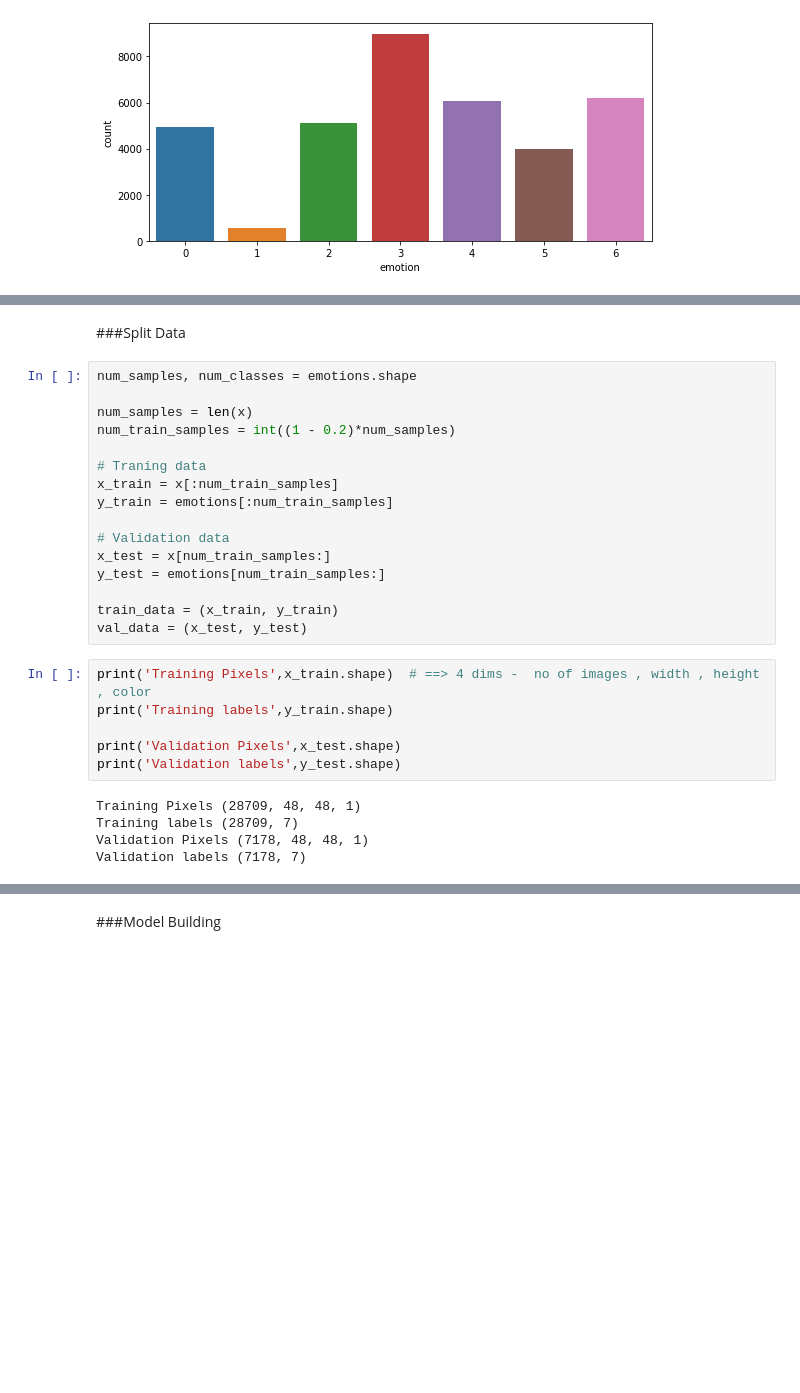
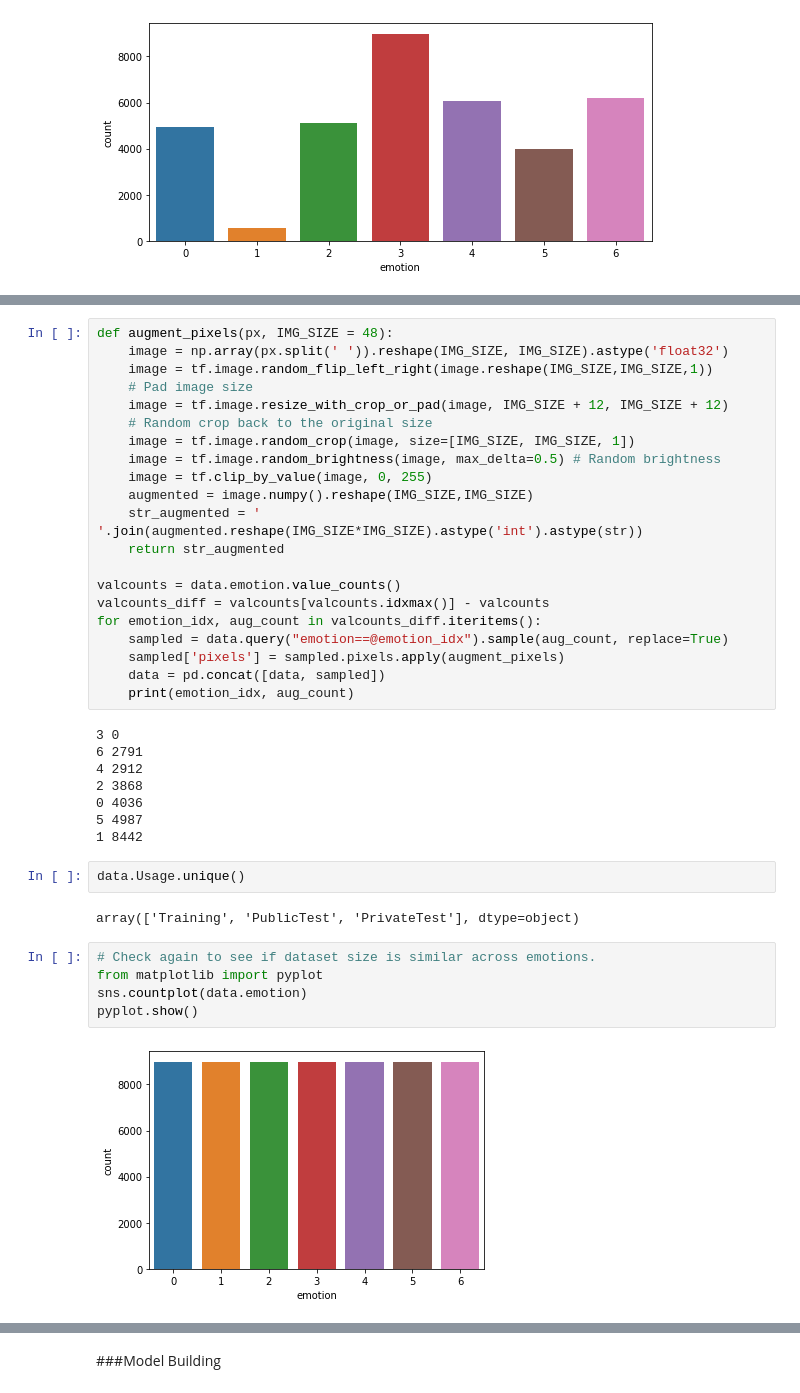
Before and after one commit to BeytullahAksoy/measuring-happiness-around-the-world, a Jupyter notebook: emotionclassification/emotion_recognition_multiclass.ipynb, the cells around one changed output, grey strips where cells are left out. Cells and saved outputs as stored; diff of their text form; blank space fills up the shorter version.

```diff
--- a/emotionclassification/emotion_recognition_multiclass.ipynb
+++ b/emotionclassification/emotion_recognition_multiclass.ipynb
@@ -192,29 +85,40 @@ x.min(),x.max() # we can observe that pixels are scale
-# %% [markdown]
-###Split Data
-# %%
-num_samples, num_classes = emotions.shape
-
-num_samples = len(x)
-num_train_samples = int((1 - 0.2)*num_samples)
-
-# Traning data
-x_train = x[:num_train_samples]
-y_train = emotions[:num_train_samples]
-
-# Validation data
-x_test = x[num_train_samples:]
-y_test = emotions[num_train_samples:]
-
-train_data = (x_train, y_train)
-val_data = (x_test, y_test)
-# %%
-print('Training Pixels',x_train.shape)  # ==> 4 dims -  no of images , width , height , color
-print('Training labels',y_train.shape)
-
-print('Validation Pixels',x_test.shape)
-print('Validation labels',y_test.shape)
-# %% [output]
-Training Pixels (28709, 48, 48, 1)
-Training labels (28709, 7)
-Validation Pixels (7178, 48, 48, 1)
-Validation labels (7178, 7)
+# %%
+def augment_pixels(px, IMG_SIZE = 48):
+    image = np.array(px.split(' ')).reshape(IMG_SIZE, IMG_SIZE).astype('float32')
+    image = tf.image.random_flip_left_right(image.reshape(IMG_SIZE,IMG_SIZE,1))
+    # Pad image size
+    image = tf.image.resize_with_crop_or_pad(image, IMG_SIZE + 12, IMG_SIZE + 12)
+    # Random crop back to the original size
+    image = tf.image.random_crop(image, size=[IMG_SIZE, IMG_SIZE, 1])
+    image = tf.image.random_brightness(image, max_delta=0.5) # Random brightness
+    image = tf.clip_by_value(image, 0, 255)
+    augmented = image.numpy().reshape(IMG_SIZE,IMG_SIZE)
+    str_augmented = ' '.join(augmented.reshape(IMG_SIZE*IMG_SIZE).astype('int').astype(str))
+    return str_augmented
+
+valcounts = data.emotion.value_counts()
+valcounts_diff = valcounts[valcounts.idxmax()] - valcounts
+for emotion_idx, aug_count in valcounts_diff.iteritems():
+    sampled = data.query("emotion==@emotion_idx").sample(aug_count, replace=True)
+    sampled['pixels'] = sampled.pixels.apply(augment_pixels)
+    data = pd.concat([data, sampled])
+    print(emotion_idx, aug_count)
+# %% [output]
+3 0
+6 2791
+4 2912
+2 3868
+0 4036
+5 4987
+1 8442
+# %%
+data.Usage.unique()
+# %% [output]
+array(['Training', 'PublicTest', 'PrivateTest'], dtype=object)
+# %%
+# Check again to see if dataset size is similar across emotions.
+from matplotlib import pyplot
+sns.countplot(data.emotion)
+pyplot.show()
+# %% [output]
+[figure, added]
```
Also changed, not shown: parts of 48 cells of this notebook, 18 other files.
